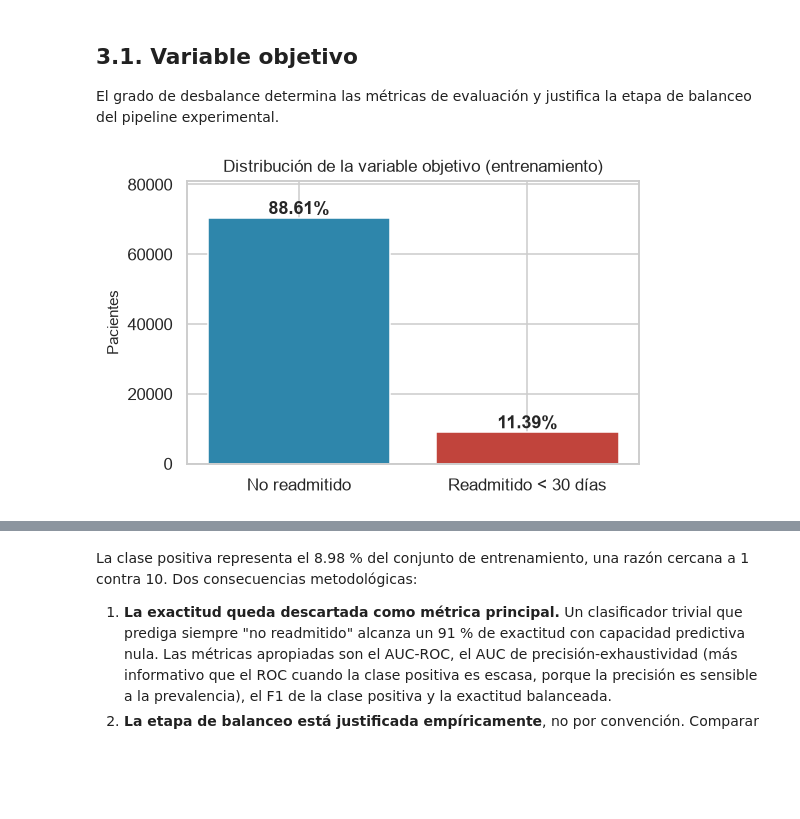
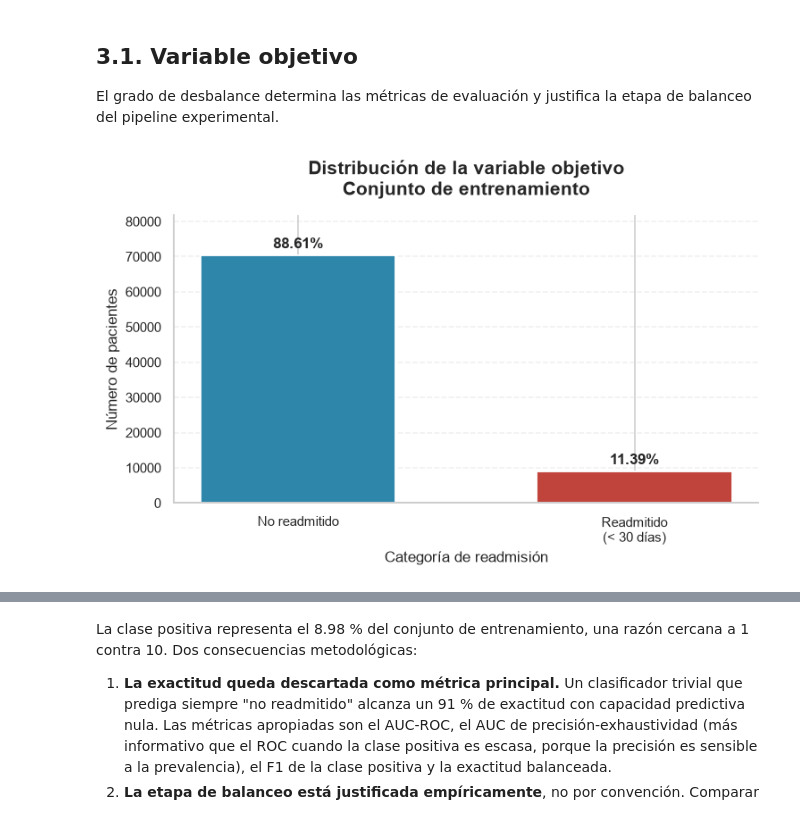
Before and after one commit to joshua2412-a/Diabetes_ProyectoML_202630, a Jupyter notebook: docs/03_Univariado.ipynb, the cells around one changed output, grey strips where cells are left out. Saved outputs shown, nothing was run; the diff lists cells and outputs as text; code cells hidden in the pictures; blank space fills up the shorter version.

```diff
--- a/docs/03_Univariado.ipynb
+++ b/docs/03_Univariado.ipynb
@@ -14,7 +14,7 @@ CATEGORICAS = roles["categoricas"]
 BINARIAS = roles["binarias"]
 ETIQUETAS_EDAD = {int(k): v for k, v in roles["etiquetas_edad"].items()}
 
-train = leer_tabla("diabetes_train")
+train = leer_tabla("Diabetes_train")
 assert train.isna().sum().sum() == 0, "El conjunto cargado tiene faltantes"
 print(f"Conjunto de entrenamiento: {train.shape[0]:,} filas x "
       f"{train.shape[1]} columnas")
@@ -25,22 +25,85 @@ Conjunto de entrenamiento: 79,473 filas x 40 columnas
 
 El grado de desbalance determina las métricas de evaluación y justifica la etapa de balanceo del pipeline experimental.
 # %%
-conteo = train[OBJETIVO].value_counts().sort_index()
-proporcion = train[OBJETIVO].value_counts(normalize=True).sort_index()
+conteo = (
+    train[OBJETIVO]
+    .value_counts()
+    .sort_index()
+)
 
-fig, ax = plt.subplots(figsize=(5.2, 3.4))
-barras = ax.bar(["No readmitido", "Readmitido < 30 días"], conteo.values,
-                color=COLORES)
-for barra, p in zip(barras, proporcion.values):
-    ax.text(barra.get_x() + barra.get_width() / 2, barra.get_height(),
-            f"{p:.2%}", ha="center", va="bottom", fontweight="bold")
-ax.set_ylabel("Pacientes")
-ax.set_title("Distribución de la variable objetivo (entrenamiento)")
-ax.set_ylim(0, conteo.max() * 1.15)
+proporcion = (
+    train[OBJETIVO]
+    .value_counts(normalize=True)
+    .sort_index()
+)
+
+etiquetas = [
+    "No readmitido",
+    "Readmitido\n(< 30 días)"
+]
+
+fig, ax = plt.subplots(figsize=(7, 4.5))
+
+barras = ax.bar(
+    etiquetas,
+    conteo.values,
+    color=COLORES,
+    width=0.58,
+    edgecolor="white",
+    linewidth=1.2
+)
+
+for barra, porcentaje in zip(barras, proporcion.values):
+    ax.text(
+        barra.get_x() + barra.get_width() / 2,
+        barra.get_height() + conteo.max() * 0.015,
+        f"{porcentaje:.2%}",
+        ha="center",
+        va="bottom",
+        fontsize=11,
+        fontweight="bold"
+    )
+
+ax.set_ylabel("Número de pacientes", fontsize=11)
+ax.set_xlabel("Categoría de readmisión", fontsize=11)
+ax.set_title(
+    "Distribución de la variable objetivo\n"
+    "Conjunto de entrenamiento",
+    fontsize=14,
+    fontweight="bold",
+    pad=15
+)
+
+ax.set_ylim(0, conteo.max() * 1.16)
+ax.grid(axis="y", linestyle="--", alpha=0.3)
+ax.set_axisbelow(True)
+
+ax.spines["top"].set_visible(False)
+ax.spines["right"].set_visible(False)
+
+ax.tick_params(axis="x", labelsize=10)
+ax.tick_params(axis="y", labelsize=10)
+
 plt.tight_layout()
 plt.show()
 
-print(f"Clase minoritaria  : {conteo[1]:,} pacientes ({proporcion[1]:.2%})")
-print(f"Razón de desbalance: 1 a {conteo[0] / conteo[1]:.1f}")
+
+print("\nResumen del desbalance de clases")
+print("-" * 40)
+
+print(
+    f"Clase minoritaria: {conteo[1]:,} pacientes "
+    f"({proporcion[1]:.2%})"
+)
+
+print(
+    f"Clase mayoritaria: {conteo[0]:,} pacientes "
+    f"({proporcion[0]:.2%})"
+)
+
+print(
+    f"Razón de desbalance: 1 a "
+    f"{conteo[0] / conteo[1]:.1f}"
+)
 # %% [output]
-[figure, old version]
+[figure, new version]
```
Also changed, not shown: parts of 1 cell of this notebook, 7 other files.
